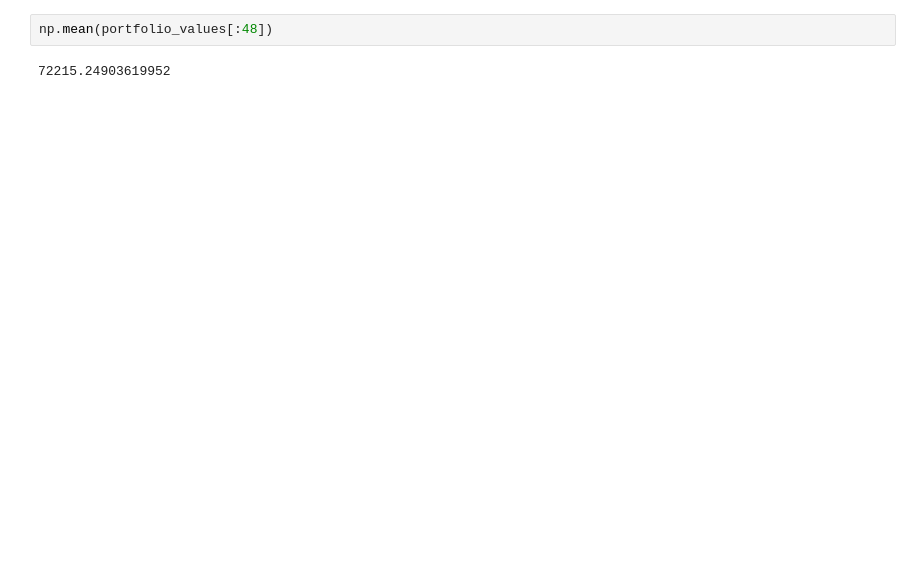
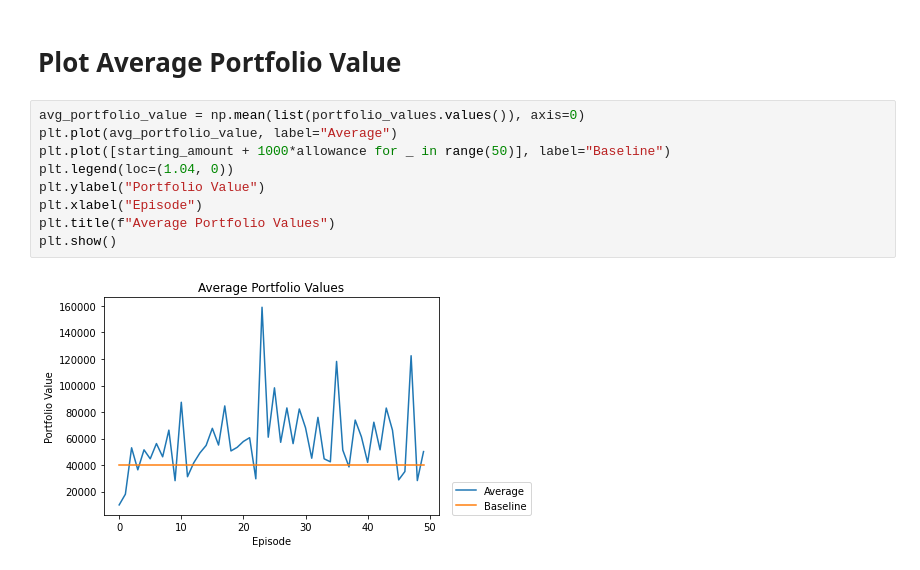
Before and after one commit to MohamedElgharbawy/rl-stock-predictor, a Jupyter notebook: src/training.ipynb, the cells around one changed output. Drawn from its saved outputs; the diff is of its cells as text; blank space fills up the shorter version.

```diff
--- a/src/training.ipynb
+++ b/src/training.ipynb
@@ -94,4 +136,13 @@ plt.show()
-# %%
-np.mean(portfolio_values[:48])
-# %% [output]
-72215.24903619952
+# %% [markdown]
+# Plot Average Portfolio Value
+# %%
+avg_portfolio_value = np.mean(list(portfolio_values.values()), axis=0)
+plt.plot(avg_portfolio_value, label="Average")
+plt.plot([starting_amount + 1000*allowance for _ in range(50)], label="Baseline")
+plt.legend(loc=(1.04, 0))
+plt.ylabel("Portfolio Value")
+plt.xlabel("Episode")
+plt.title(f"Average Portfolio Values")
+plt.show()
+# %% [output]
+[figure, added]
```
Also changed, not shown: parts of 12 cells of this notebook, 3 other files.
